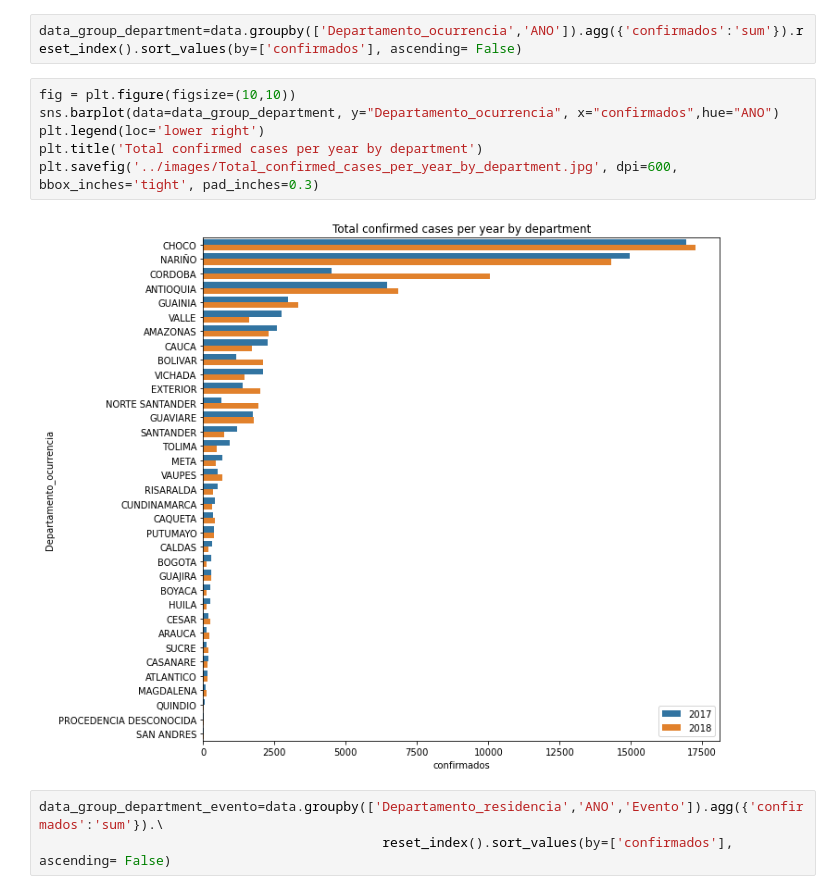
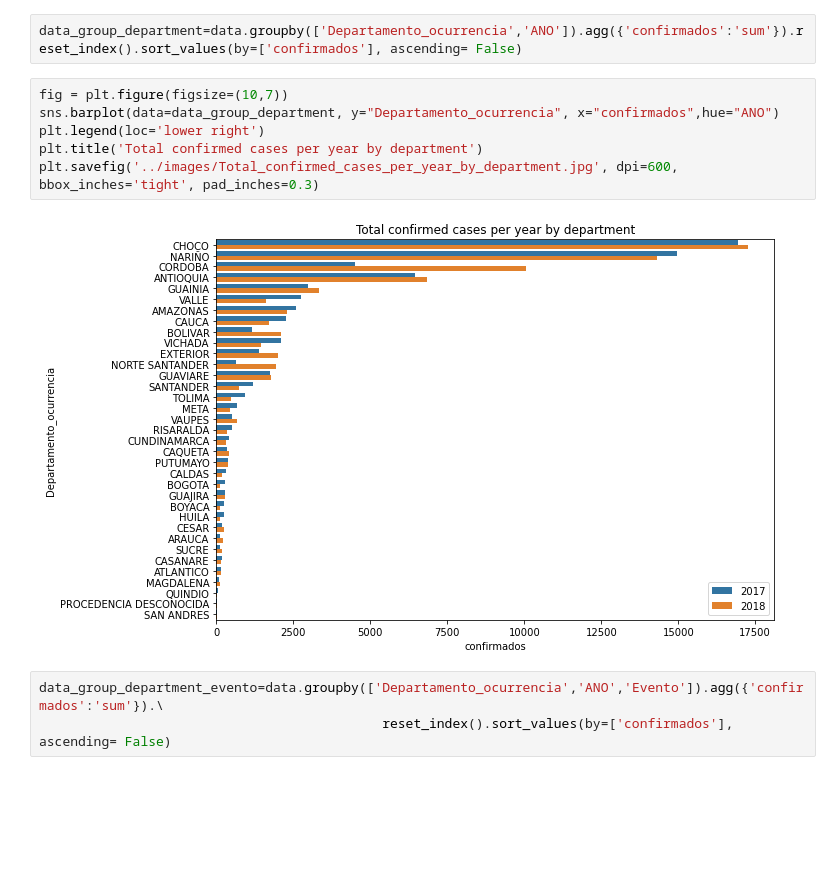
Before and after one commit to Santivg/DS4A-Team14, a Jupyter notebook: notebooks/EDA_sivigila.ipynb, the cells around one changed output. Saved outputs shown, nothing was run; the diff lists cells and outputs as text; blank space fills up the shorter version.

Commit message:
corregido exportar imagenes eda sivigila

```diff
--- a/notebooks/EDA_sivigila.ipynb
+++ b/notebooks/EDA_sivigila.ipynb
@@ -79,14 +79,14 @@ In the graph we can see that the predominant disease is `MALARIA VIVAX`, additio
 # %%
 data_group_department=data.groupby(['Departamento_ocurrencia','ANO']).agg({'confirmados':'sum'}).reset_index().sort_values(by=['confirmados'], ascending= False)
 # %%
-fig = plt.figure(figsize=(10,10))
+fig = plt.figure(figsize=(10,7))
 sns.barplot(data=data_group_department, y="Departamento_ocurrencia", x="confirmados",hue="ANO")
 plt.legend(loc='lower right')
 plt.title('Total confirmed cases per year by department')
 plt.savefig('../images/Total_confirmed_cases_per_year_by_department.jpg', dpi=600, bbox_inches='tight', pad_inches=0.3)
 # %% [output]
-[figure, old version]
+[figure, new version]
 # %%
-data_group_department_evento=data.groupby(['Departamento_residencia','ANO','Evento']).agg({'confirmados':'sum'}).\
+data_group_department_evento=data.groupby(['Departamento_ocurrencia','ANO','Evento']).agg({'confirmados':'sum'}).\
                                             reset_index().sort_values(by=['confirmados'], ascending= False)
 # %%
```
Also changed, not shown: parts of 2 cells of this notebook, 16 other files.
